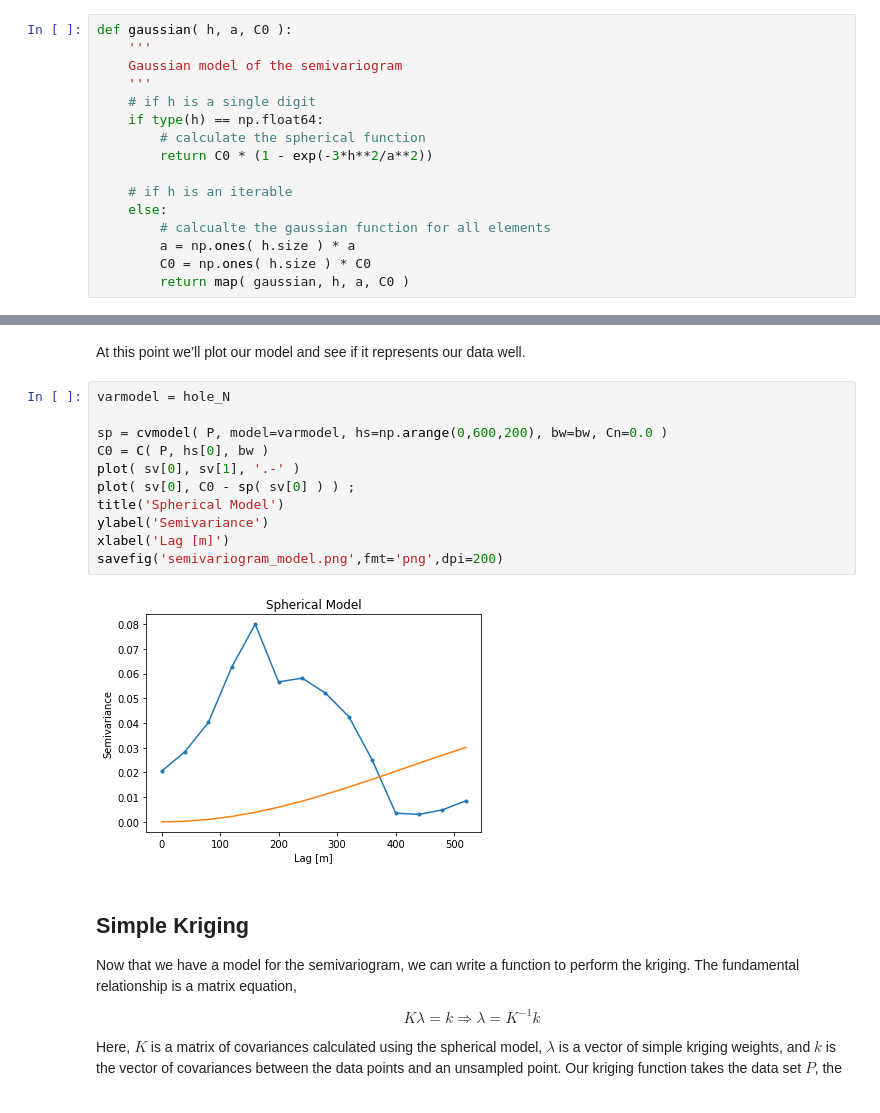
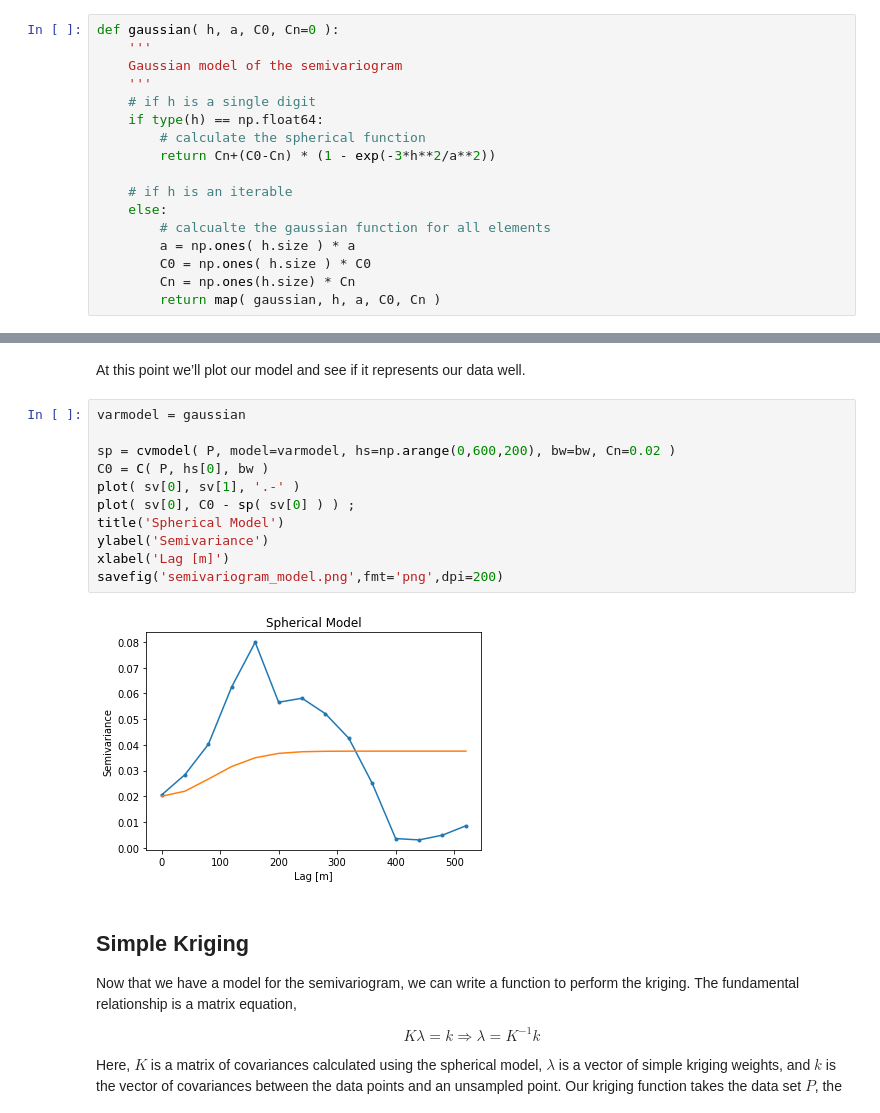
Before and after one commit to red5alex/kriglab, a Jupyter notebook: Simple_Kriging-1D-Temporal.ipynb, the cells around one changed output, grey strips where cells are left out. Saved outputs shown, nothing was run; the diff lists cells and outputs as text.

Commit message:
added nugget effect to gaussian model

```diff
--- a/Simple_Kriging-1D-Temporal.ipynb
+++ b/Simple_Kriging-1D-Temporal.ipynb
@@ -133,21 +133,22 @@ def opt( fct, x, y, C0, parameterRange=None, meshSize=1000 ):
 # %% [markdown]
 The opt() function finds the optimal parameter for fitting a spherical model to the semivariogram data. The spherical model is given by the function spherical(). On the last line we see that spherical() returns itself in a map() function, which seems odd. The idea is that the input h can be a single float value, or list or NumPy array of floats. If h is a single value, then line 9 is called. If h is a list or an array (an iterable) then line 17 is called, which applies line 9 to each value of h.
 # %%
-def gaussian( h, a, C0 ):
+def gaussian( h, a, C0, Cn=0 ):
     '''
     Gaussian model of the semivariogram
     '''
     # if h is a single digit
     if type(h) == np.float64:
         # calculate the spherical function
-        return C0 * (1 - exp(-3*h**2/a**2))
+        return Cn+(C0-Cn) * (1 - exp(-3*h**2/a**2))
 
     # if h is an iterable
     else:
         # calcualte the gaussian function for all elements
         a = np.ones( h.size ) * a
         C0 = np.ones( h.size ) * C0
-        return map( gaussian, h, a, C0 )
+        Cn = np.ones(h.size) * Cn
+        return map( gaussian, h, a, C0, Cn )
 # %%
 def exponential( h, a, C0 ):
     '''
@@ -241,18 +242,18 @@ def cvmodel( P, model, hs, bw, Cn = None ):
 # %% [markdown]
 At this point we’ll plot our model and see if it represents our data well.
 # %%
-varmodel = hole_N
+varmodel = gaussian
 
-sp = cvmodel( P, model=varmodel, hs=np.arange(0,600,200), bw=bw, Cn=0.0 )
+sp = cvmodel( P, model=varmodel, hs=np.arange(0,600,200), bw=bw, Cn=0.02 )
 C0 = C( P, hs[0], bw )
 plot( sv[0], sv[1], '.-' )
 plot( sv[0], C0 - sp( sv[0] ) ) ;
 title('Spherical Model')
 ylabel('Semivariance')
 xlabel('Lag [m]')
 savefig('semivariogram_model.png',fmt='png',dpi=200)
 # %% [output]
-[figure, old version]
+[figure, new version]
 # %% [markdown]
 ## Simple Kriging
 
```
Also changed, not shown: parts of 4 cells of this notebook, 1 other file.
